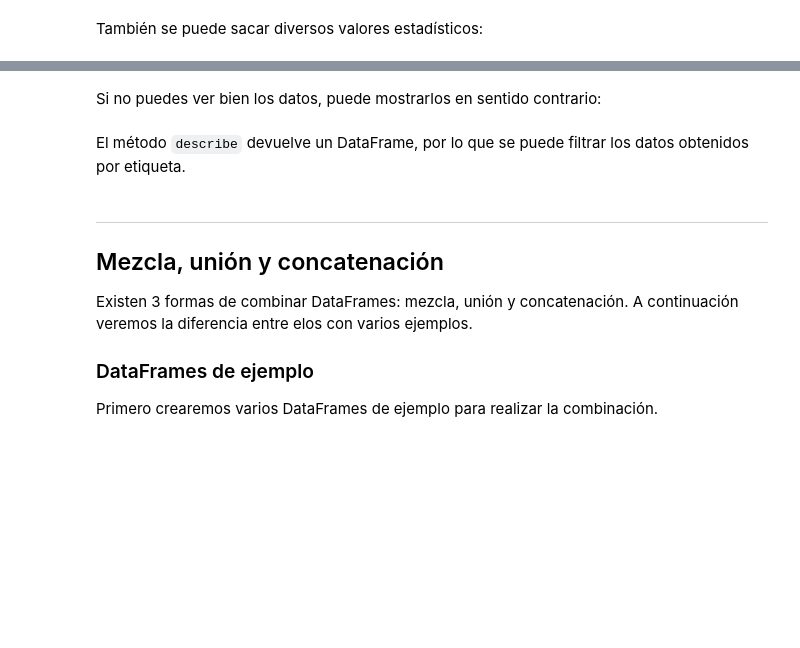
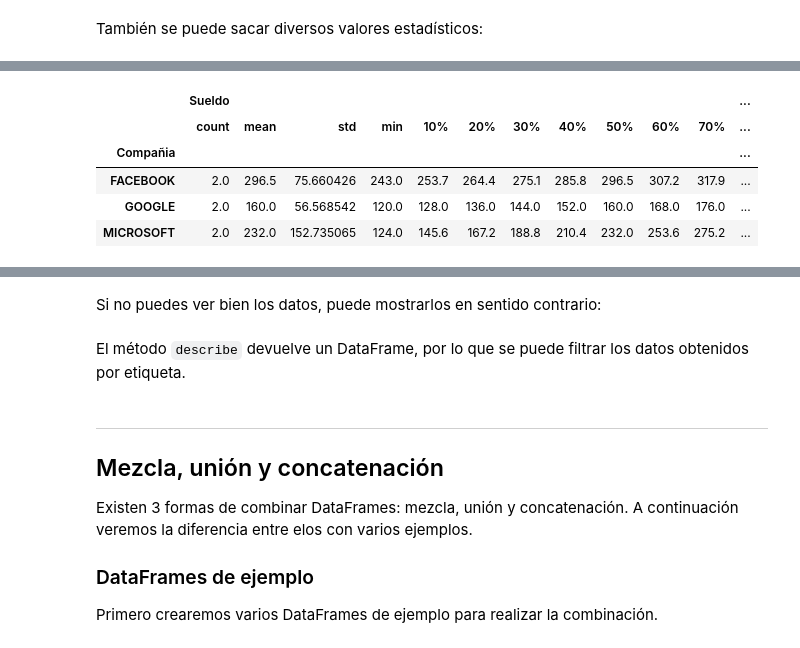
Before and after one commit to AdrianBR003/Practias-Tecnologias-Emergentes, a Jupyter notebook: Práctica4/Práctica4-pandas.ipynb, the cells around one changed output, grey strips where cells are left out. Drawn from its saved outputs; the diff is of its cells as text; code cells hidden in the pictures; blank space fills up the shorter version.

```diff
--- a/Práctica4/Práctica4-pandas.ipynb
+++ b/Práctica4/Práctica4-pandas.ipynb
@@ -361,6 +712,14 @@ NOTA: para consultar la ayuda puedes utilizar `by_comp.describe?`
 # %%
 # Solución Ejercicio 1
 # Inserta en esta celda, a continuación, el código Python pedido
+by_comp.describe(percentiles=[0.1, 0.2, 0.3, 0.4, 0.5, 0.6, 0.7, 0.8, 0.9])
+# %% [output]
+|  | Sueldo |  |  |  |  |  |  |  |  |  |  | ... |
+|  | count | mean | std | min | 10% | 20% | 30% | 40% | 50% | 60% | 70% | ... |
+| Compañia |  |  |  |  |  |  |  |  |  |  |  | ... |
+| FACEBOOK | 2.0 | 296.5 | 75.660426 | 243.0 | 253.7 | 264.4 | 275.1 | 285.8 | 296.5 | 307.2 | 317.9 | ... |
+| GOOGLE | 2.0 | 160.0 | 56.568542 | 120.0 | 128.0 | 136.0 | 144.0 | 152.0 | 160.0 | 168.0 | 176.0 | ... |
+| MICROSOFT | 2.0 | 232.0 | 152.735065 | 124.0 | 145.6 | 167.2 | 188.8 | 210.4 | 232.0 | 253.6 | 275.2 | ... |
 # %%
 by_comp.describe?
 by_comp.describe(percentiles=[0.1])
```
Also changed, not shown: parts of 98 cells of this notebook, 2 other files.
